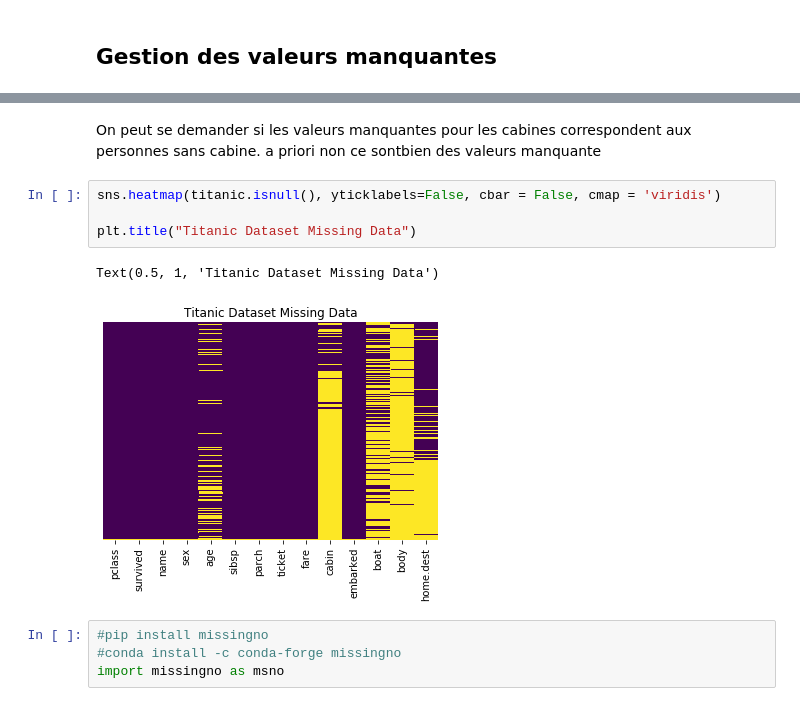
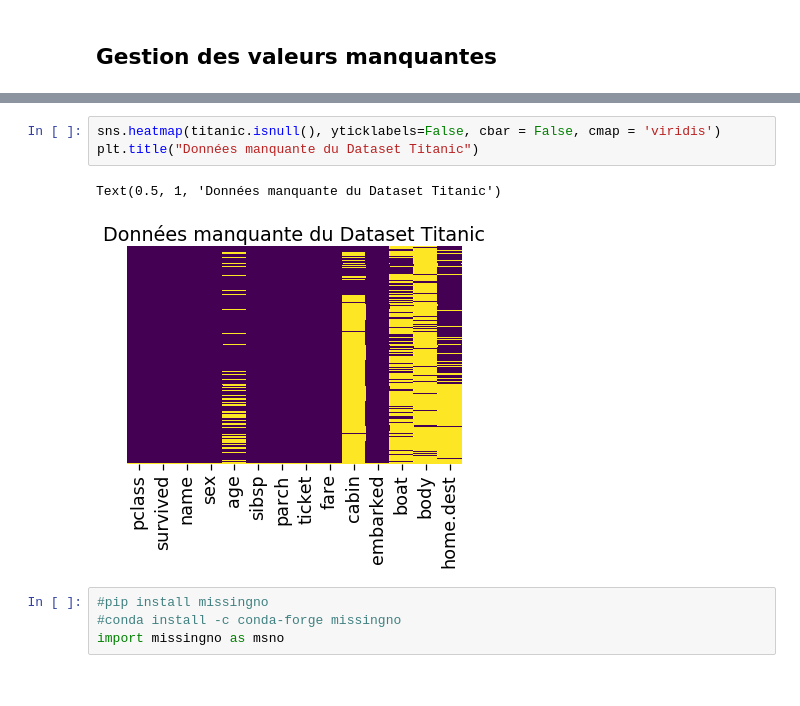
Before and after one commit to DROMZEE/titanic, a Jupyter notebook: Régression_logistique_Titanic.ipynb, the cells around one changed output, grey strips where cells are left out. Drawn from its saved outputs; the diff is of its cells as text.

```diff
--- a/Régression_logistique_Titanic.ipynb
+++ b/Régression_logistique_Titanic.ipynb
@@ -183,13 +162,9 @@ sns.heatmap(titanic.isnull(), cbar=False)
-# %% [markdown]
-On peut se demander si les valeurs manquantes pour les cabines correspondent aux personnes sans cabine.
-a priori non ce sontbien des valeurs manquante
 # %%
 sns.heatmap(titanic.isnull(), yticklabels=False, cbar = False, cmap = 'viridis')
-
-plt.title("Titanic Dataset Missing Data")
+plt.title("Données manquante du Dataset Titanic")
 # %% [output]
-Text(0.5, 1, 'Titanic Dataset Missing Data')
+Text(0.5, 1, 'Données manquante du Dataset Titanic')
-[figure, old version]
+[figure, new version]
 # %%
 #pip install missingno
 #conda install -c conda-forge missingno
```
Also changed, not shown: parts of 140 cells of this notebook, 1 other file.
